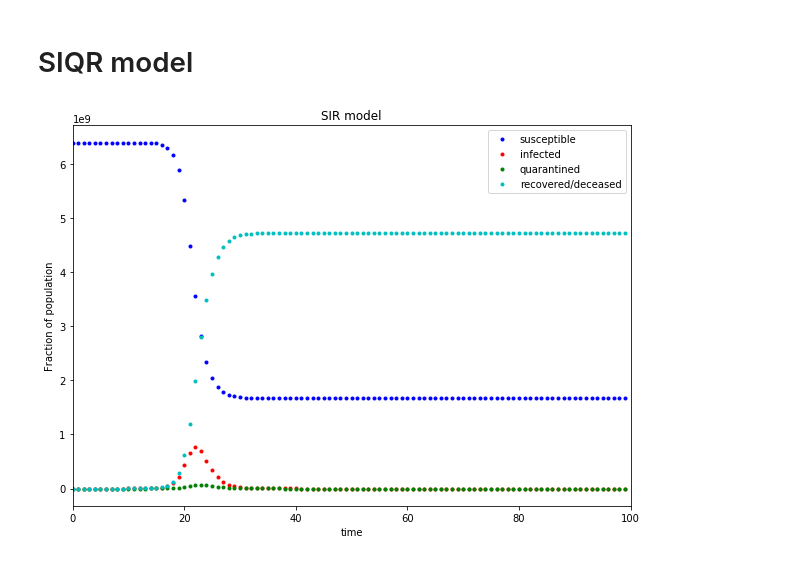
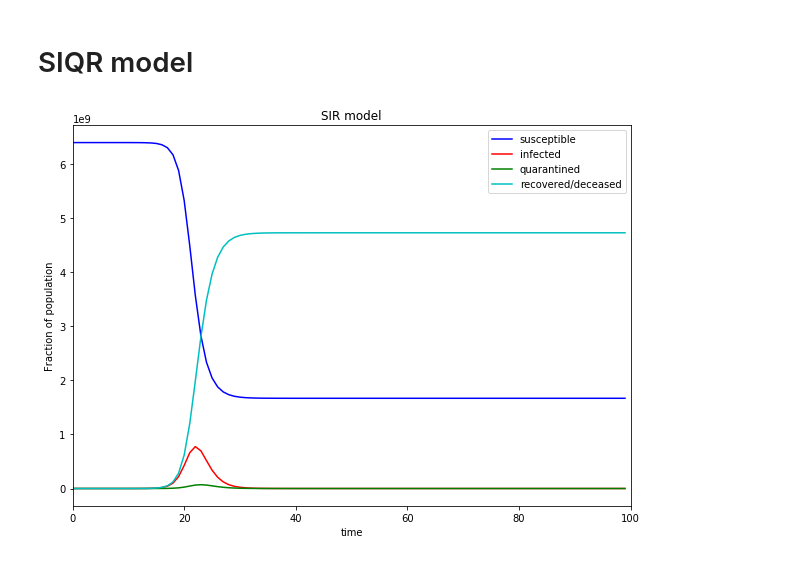
Before and after one commit to Aveek-Saha/CovidAnalysis, a Jupyter notebook: Epidemiology_modeling .ipynb, the cells around one changed output. Drawn from its saved outputs; the diff is of its cells as text; code cells hidden in the pictures.

```diff
--- a/Epidemiology_modeling .ipynb
+++ b/Epidemiology_modeling .ipynb
@@ -713,15 +713,15 @@ ret = odeint(deriv, y0, [i for i in range(100)], args=(N, alpha, beta, gamma))
 S, I, Q, R = ret.T
 # %%
 f = plt.figure(figsize=(10,7))
-plt.plot(S, 'b.', label='susceptible');
-plt.plot(I, 'r.', label='infected');
-plt.plot(Q, 'g.', label='quarantined');
-plt.plot(R, 'c.', label='recovered/deceased');
+plt.plot(S, 'b', label='susceptible');
+plt.plot(I, 'r', label='infected');
+plt.plot(Q, 'g', label='quarantined');
+plt.plot(R, 'c', label='recovered/deceased');
 plt.title("SIR model")
 plt.xlabel("time", fontsize=10);
 plt.ylabel("Fraction of population", fontsize=10);
 plt.legend(loc='best')
 plt.xlim(0,100)
 plt.show()
 # %% [output]
-[figure, old version]
+[figure, new version]
```
Also changed, not shown: parts of 2 cells of this notebook.
